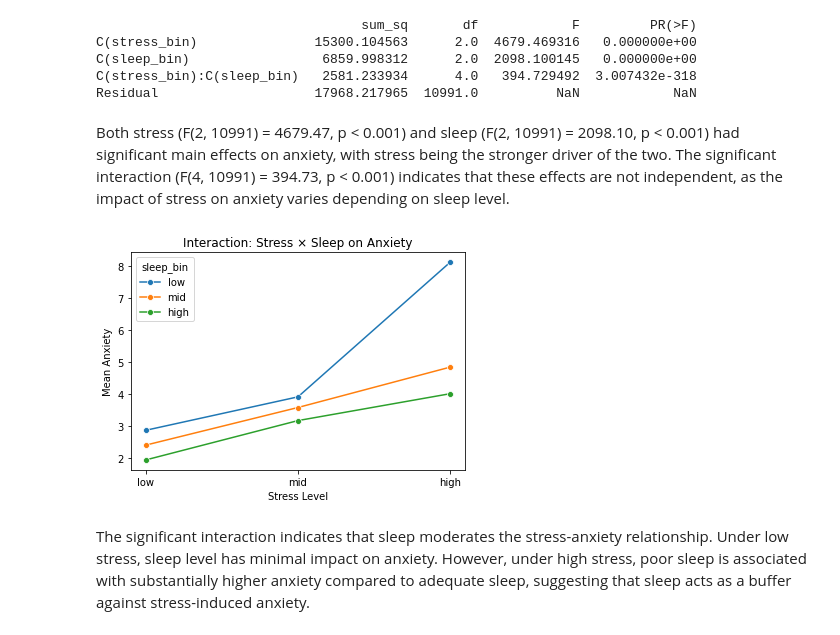
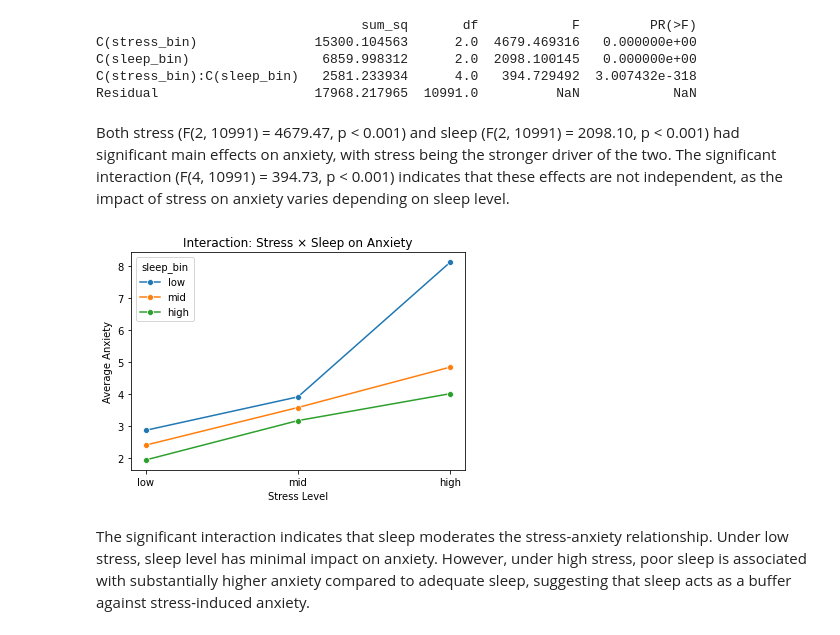
Before and after one commit to YSH112288/Shuhui-Yang-CCPX5199-Final-Project, a Jupyter notebook: CCPX5199 Final Project.ipynb, the cells around one changed output. Drawn from its saved outputs; the diff is of its cells as text; code cells hidden in the pictures.

```diff
--- a/CCPX5199 Final Project.ipynb
+++ b/CCPX5199 Final Project.ipynb
@@ -203,22 +202,22 @@ C(stress_bin)               15300.104563      2.0  4679.469316   0.000000e+00
 C(sleep_bin)                 6859.998312      2.0  2098.100145   0.000000e+00
 C(stress_bin):C(sleep_bin)   2581.233934      4.0   394.729492  3.007432e-318
 Residual                    17968.217965  10991.0          NaN            NaN
-# %% [markdown]
-Both stress (F(2, 10991) = 4679.47, p < 0.001) and sleep (F(2, 10991) = 2098.10, p < 0.001) had significant main effects on anxiety, with stress being the stronger driver of the two. The significant interaction (F(4, 10991) = 394.73, p < 0.001) indicates that these effects are not independent, as the impact of stress on anxiety varies depending on sleep level.
+# %% [markdown]
+Both stress (F(2, 10991) = 4679.47, p < 0.001) and sleep (F(2, 10991) = 2098.10, p < 0.001) had significant main effects on anxiety, with stress being the stronger driver of the two. The significant interaction (F(4, 10991) = 394.73, p < 0.001) indicates that these effects are not independent, as the impact of stress on anxiety varies depending on sleep level.
 # %%
 interaction_means = (df.groupby(['stress_bin', 'sleep_bin'])['Anxiety Level (1-10)']
     .mean()
     .reset_index()
     .sort_values(['stress_bin', 'sleep_bin']))
 
 sns.lineplot(data=interaction_means, x='stress_bin', y='Anxiety Level (1-10)',
              hue='sleep_bin', marker='o')
 
 plt.title('Interaction: Stress × Sleep on Anxiety')
 plt.xlabel('Stress Level')
-plt.ylabel('Mean Anxiety')
+plt.ylabel('Average Anxiety')
 plt.show()
 # %% [output]
-[figure, old version]
+[figure, new version]
 # %% [markdown]
 The significant interaction indicates that sleep moderates the stress-anxiety relationship. Under low stress, sleep level has minimal impact on anxiety. However, under high stress, poor sleep is associated with substantially higher anxiety compared to adequate sleep, suggesting that sleep acts as a buffer against stress-induced anxiety.
```
Also changed, not shown: parts of 7 cells of this notebook.
